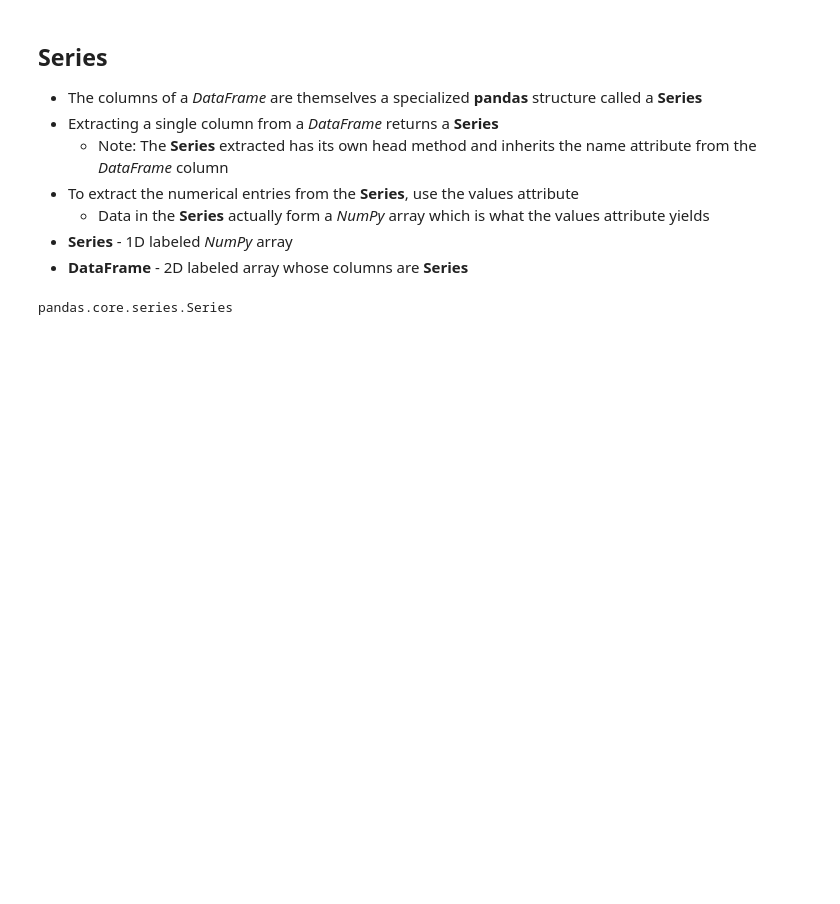
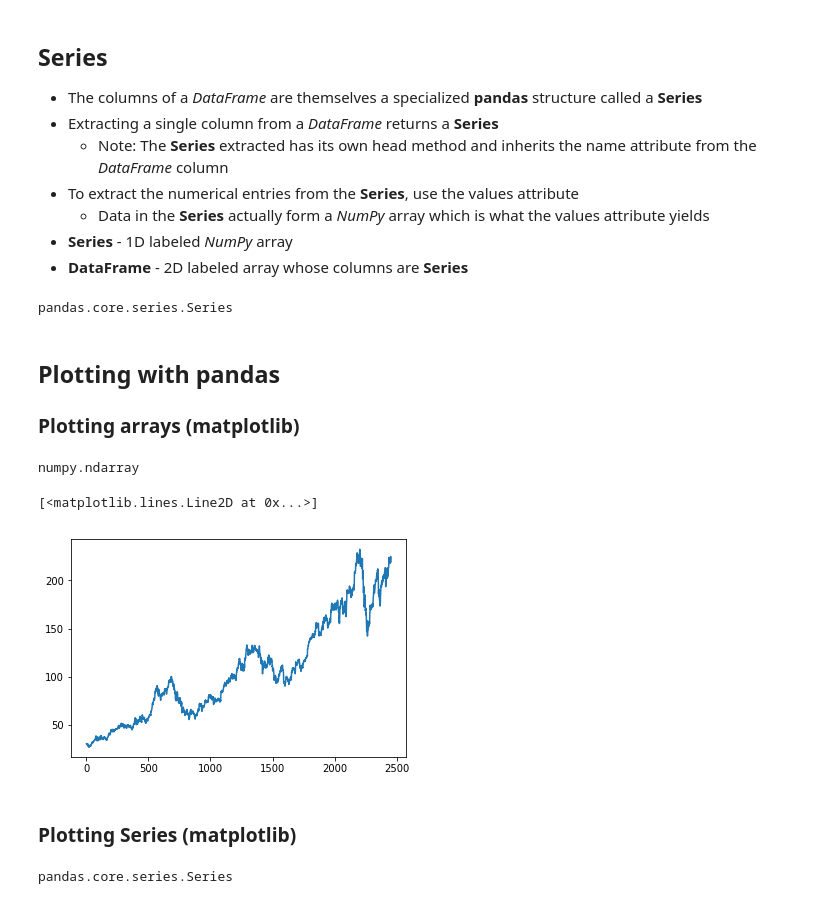
Before and after one commit to Rion5/Python_Data_Science, a Jupyter notebook: pandas/pandas_Foundations/pandas_Common_Commands.ipynb, the cells around one changed output. Saved outputs shown, nothing was run; the diff lists cells and outputs as text; code cells hidden in the pictures; blank space fills up the shorter version.

Commit message:
Add 'Plotting with pandas' notes inside pandas_Common_Commands

```diff
--- a/pandas/pandas_Foundations/pandas_Common_Commands.ipynb
+++ b/pandas/pandas_Foundations/pandas_Common_Commands.ipynb
@@ -77,3 +77,27 @@ low = AAPL['Low']
 type(low)
 # %% [output]
 pandas.core.series.Series
+# %% [markdown]
+## Plotting with pandas
+
+### Plotting arrays (matplotlib)
+# %%
+import matplotlib.pyplot as plt
+# Note: AAPL['Close'] returns a Series and .values returns a NumPy array
+close_array = AAPL['Close'].values
+type(close_array)
+# %% [output]
+numpy.ndarray
+# %%
+# .plot() can plot NumPy arrays or Lists
+plt.plot(close_array)
+# %% [output]
+[<matplotlib.lines.Line2D at 0x...>]
+[figure, added]
+# %% [markdown]
+### Plotting Series (matplotlib)
+# %%
+close_series = AAPL['Close']
+type(close_series)
+# %% [output]
+pandas.core.series.Series
```
Also changed, not shown: parts of 15 cells of this notebook.
